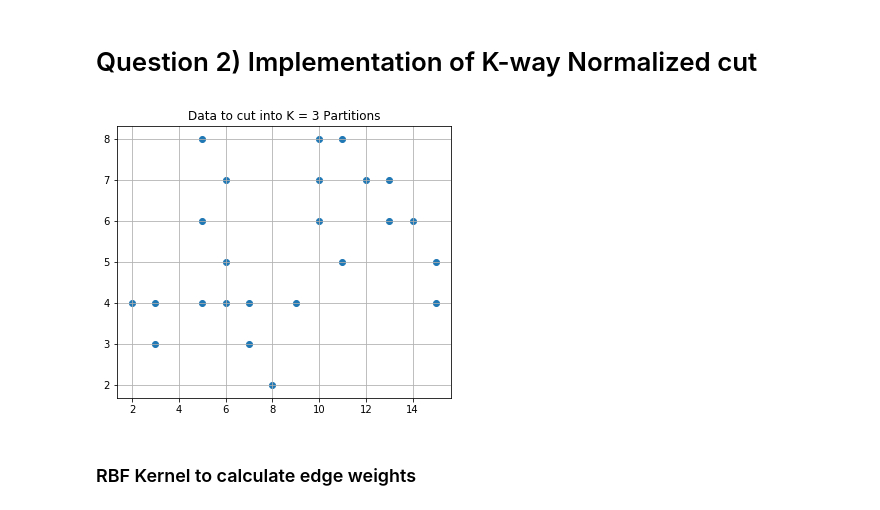
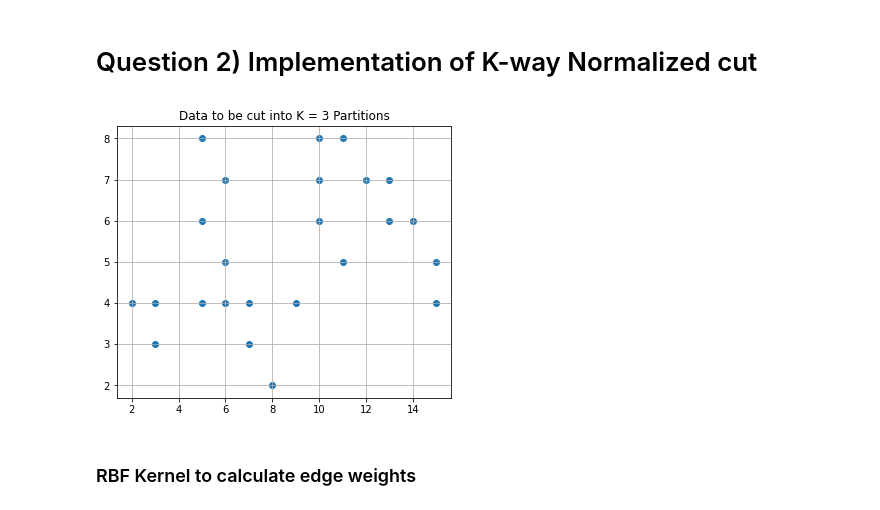
Before and after one commit to Mobad225/Spectral-Clustering, a Jupyter notebook: Spectal_Clustering.ipynb, the cells around one changed output. Saved outputs shown, nothing was run; the diff lists cells and outputs as text; code cells hidden in the pictures.

```diff
--- a/Spectal_Clustering.ipynb
+++ b/Spectal_Clustering.ipynb
@@ -22,19 +22,19 @@
 # %%
 import numpy as np
 import matplotlib.pyplot as plt
 
 data = np.array([(5, 10, 11, 6, 10, 12 ,13, 5, 10, 13, 14, 6, 11, 15, 2, 3, 5,
                   6, 7, 9, 15, 3, 7 , 8), (8, 8, 8, 7, 7, 7, 7, 6, 6, 6, 6, 5,
                                            5, 5, 4, 4, 4, 4, 4, 4, 4, 3, 3, 2)])
 data = data.T
 plt.figure(figsize=(6,5))
 plt.scatter(data[:,0], data[:,1])
-plt.title('Data to cut into K = 3 Partitions')
+plt.title('Data to be cut into K = 3 Partitions')
 plt.grid(True)
 plt.show()
 plt.close()
 # %% [output]
-[figure, old version]
+[figure, new version]
 # %% [markdown]
 ### RBF Kernel to calculate edge weights
 # %%
```
Also changed, not shown: parts of 15 cells of this notebook.
